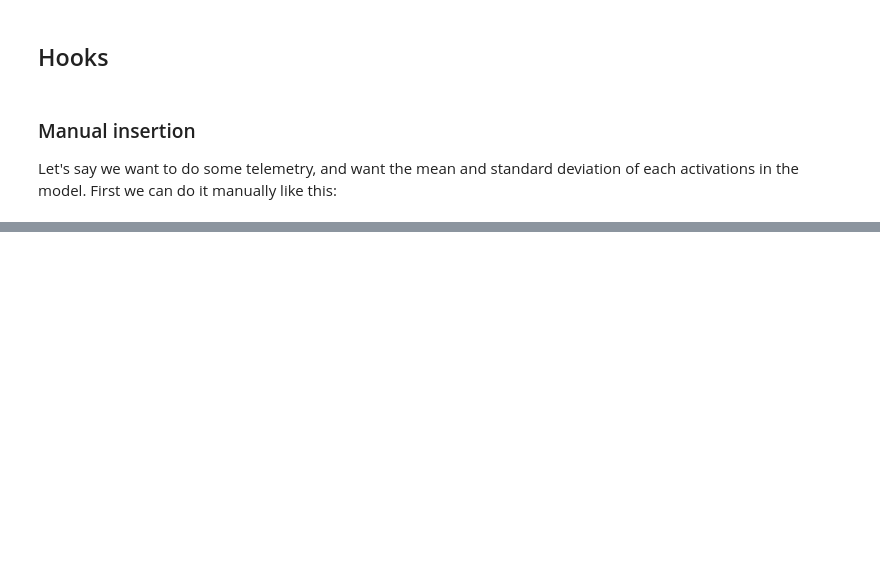
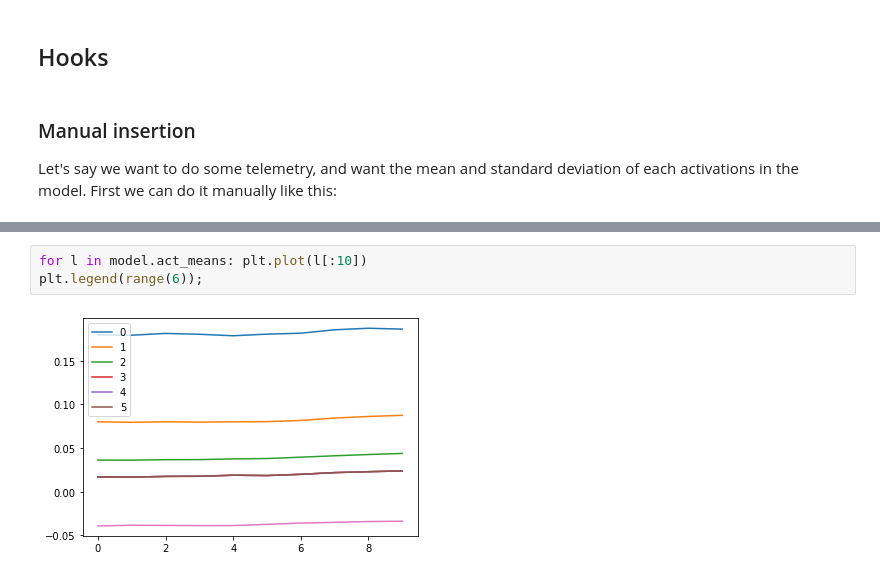
Before and after one commit to jack281291/deep_learning, a Jupyter notebook: fastai/notebooks/05_cuda_cnn_hooks.ipynb, the cells around one changed output, grey strips where cells are left out. Saved outputs shown, nothing was run; the diff lists cells and outputs as text; blank space fills up the shorter version.

```diff
--- a/fastai/notebooks/05_cuda_cnn_hooks.ipynb
+++ b/fastai/notebooks/05_cuda_cnn_hooks.ipynb
@@ -201,0 +235,5 @@ Let's say we want to do some telemetry, and want the mean and standard deviation
+# %%
+for l in model.act_means: plt.plot(l[:10])
+plt.legend(range(6));
+# %% [output]
+[figure, added]
```
Also changed, not shown: parts of 53 cells of this notebook, 5 other files.
